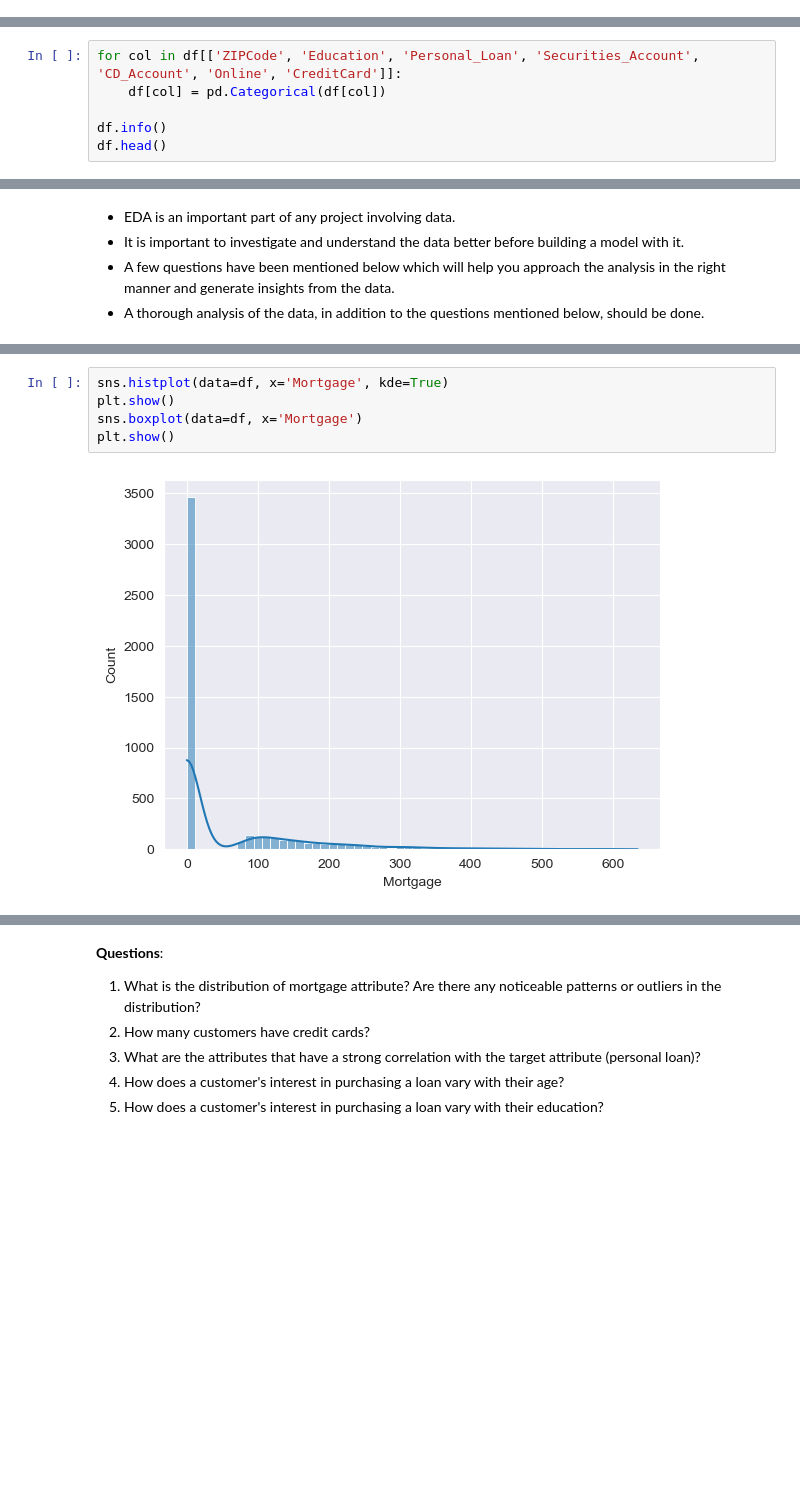
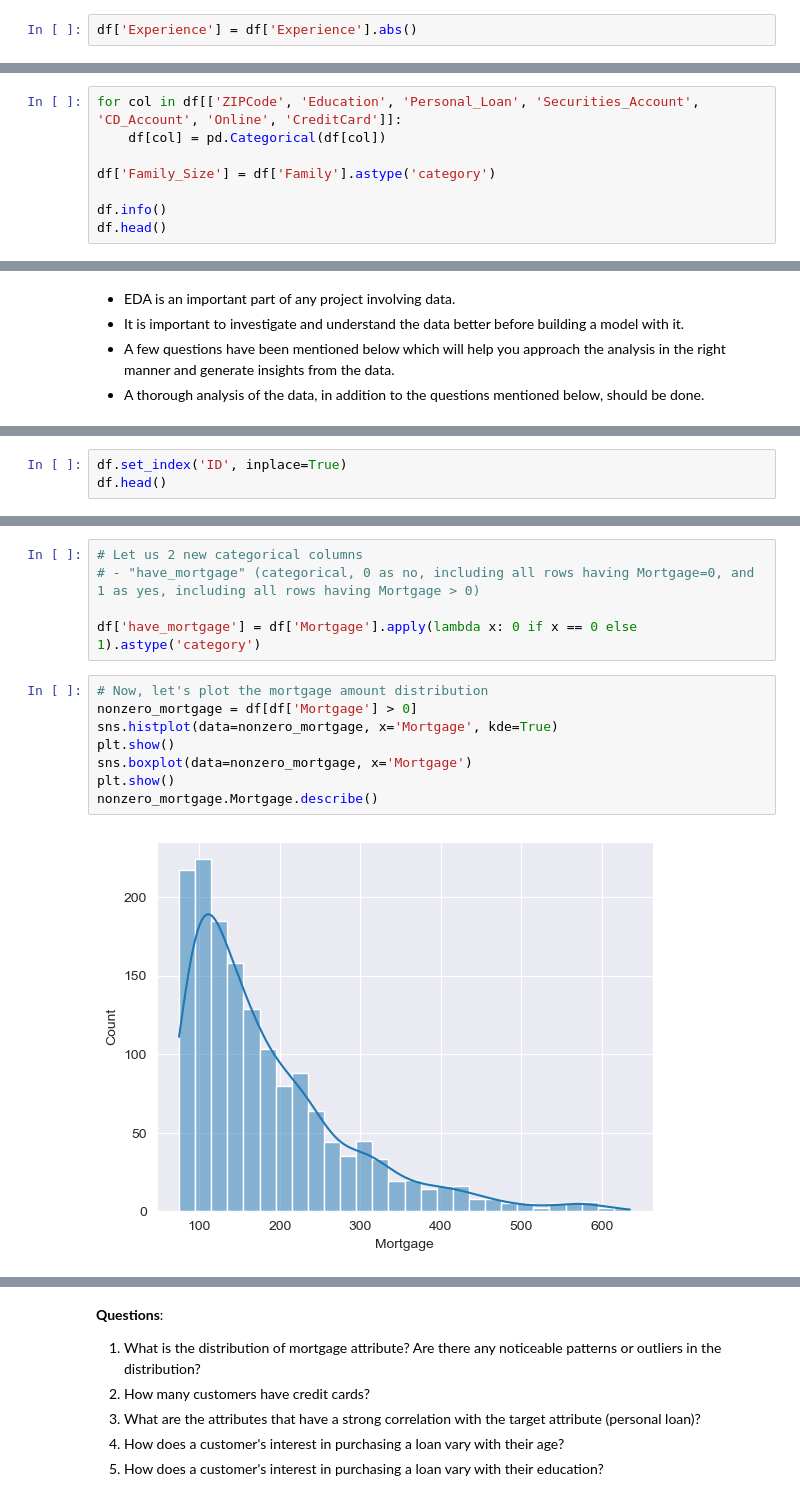
Before and after one commit to tinlong/AIML, a Jupyter notebook: Machine Learning/Project 2/Patrick Leong - SL_Full_Code.ipynb, the cells around one changed output, grey strips where cells are left out. Drawn from its saved outputs; the diff is of its cells as text; blank space fills up the shorter version.

```diff
--- a/Machine Learning/Project 2/Patrick Leong - SL_Full_Code.ipynb
+++ b/Machine Learning/Project 2/Patrick Leong - SL_Full_Code.ipynb
@@ -81,0 +131,2 @@ According to the data directory, zip code is a categorical variable. However, it
+# %%
+df['Experience'] = df['Experience'].abs()
@@ -83,6 +138,8 @@ According to the data directory, zip code is a categorical variable. However, it
 for col in df[['ZIPCode', 'Education', 'Personal_Loan', 'Securities_Account', 'CD_Account', 'Online', 'CreditCard']]:
     df[col] = pd.Categorical(df[col])
 
+df['Family_Size'] = df['Family'].astype('category')
+
 df.info()
 df.head()
 # %% [output]
@@ -118,0 +186,3 @@ memory usage: 333.2 KB
+# %%
+df.set_index('ID', inplace=True)
+df.head()
@@ -119,7 +241,15 @@ memory usage: 333.2 KB
+# %%
+# Let us 2 new categorical columns
+# - "have_mortgage" (categorical, 0 as no, including all rows having Mortgage=0, and 1 as yes, including all rows having Mortgage > 0)
+
+df['have_mortgage'] = df['Mortgage'].apply(lambda x: 0 if x == 0 else 1).astype('category')
 # %%
-sns.histplot(data=df, x='Mortgage', kde=True)
+# Now, let's plot the mortgage amount distribution
+nonzero_mortgage = df[df['Mortgage'] > 0]
+sns.histplot(data=nonzero_mortgage, x='Mortgage', kde=True)
 plt.show()
-sns.boxplot(data=df, x='Mortgage')
+sns.boxplot(data=nonzero_mortgage, x='Mortgage')
 plt.show()
+nonzero_mortgage.Mortgage.describe()
 # %% [output]
-[figure, old version]
+[figure, new version]
```
Also changed, not shown: parts of 32 cells of this notebook, 1 other file.
